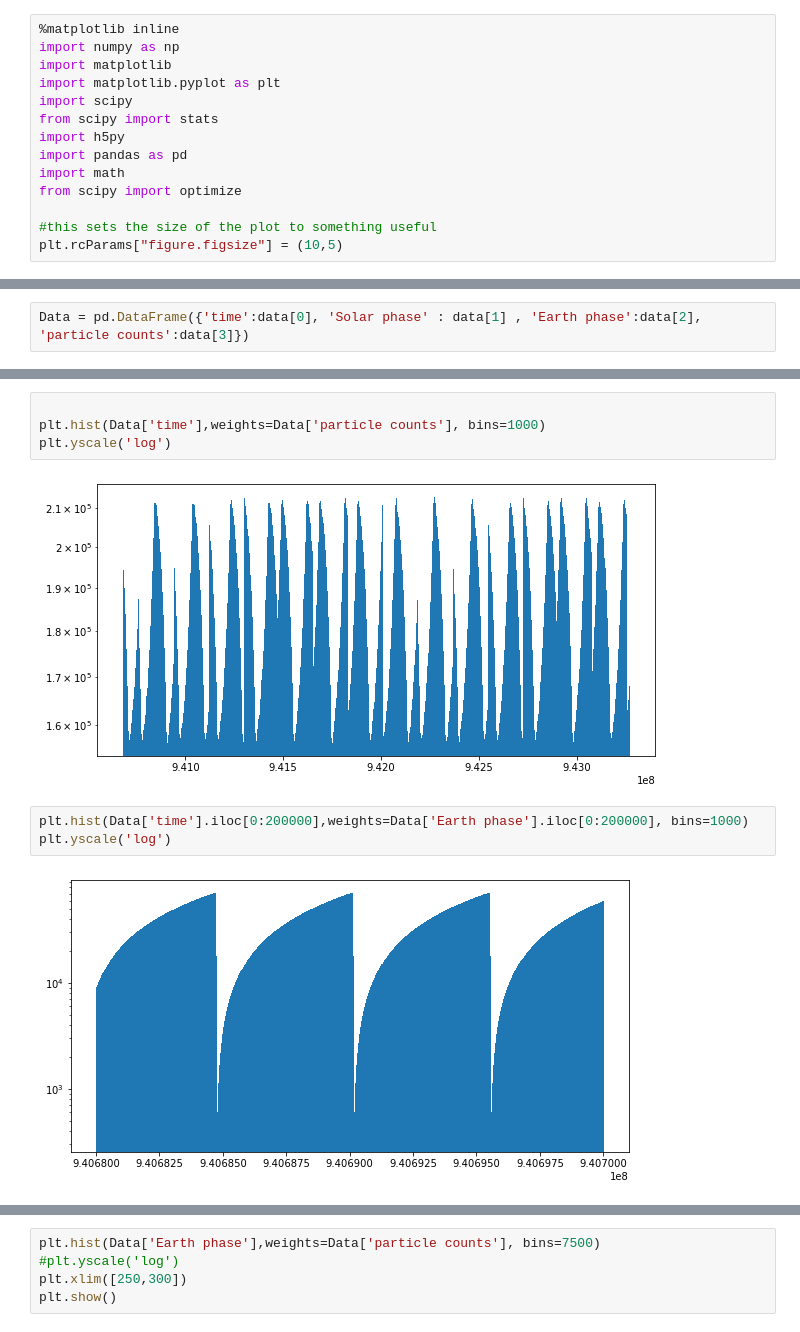
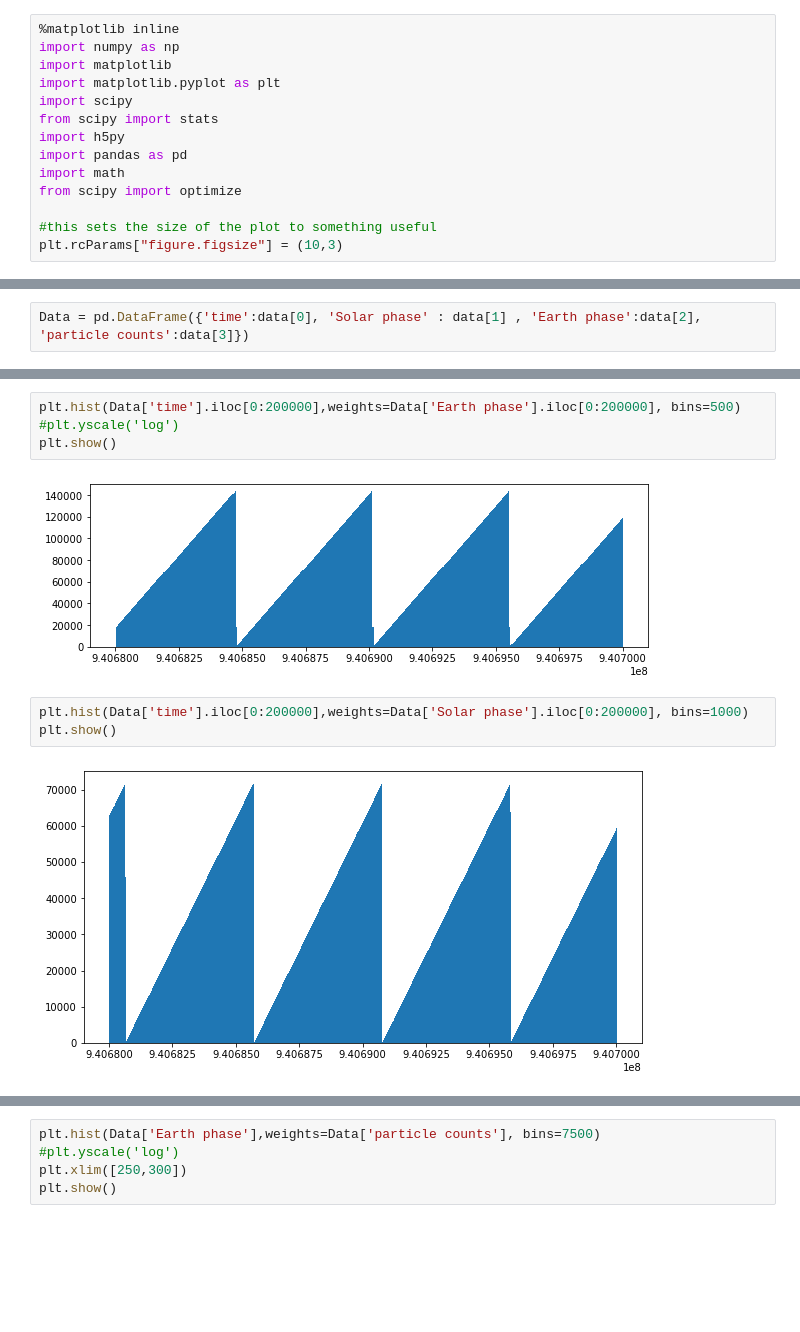
Before and after one commit to GammasBox/phys434Lab, a Jupyter notebook: Lab4.ipynb, the cells around one changed output, grey strips where cells are left out. Drawn from its saved outputs; the diff is of its cells as text; blank space fills up the shorter version.

Commit message:
P1 1) graphes

```diff
--- a/Lab4.ipynb
+++ b/Lab4.ipynb
@@ -11,7 +19,7 @@ import math
 from scipy import optimize
 
 #this sets the size of the plot to something useful
-plt.rcParams["figure.figsize"] = (10,5)
+plt.rcParams["figure.figsize"] = (10,3)
 # %%
 hf = h5py.File('gammaray_lab4.h5', 'r')
 # %%
@@ -35,11 +120,11 @@ Data = pd.DataFrame({'time':data[0], 'Solar phase' : data[1] , 'Earth phase':dat
 # %%
-
-plt.hist(Data['time'],weights=Data['particle counts'], bins=1000)
-plt.yscale('log')
+plt.hist(Data['time'].iloc[0:200000],weights=Data['Earth phase'].iloc[0:200000], bins=500)
+#plt.yscale('log')
+plt.show()
 # %% [output]
-[figure, old version]
+[figure, new version]
 # %%
-plt.hist(Data['time'].iloc[0:200000],weights=Data['Earth phase'].iloc[0:200000], bins=1000)
-plt.yscale('log')
+plt.hist(Data['time'].iloc[0:200000],weights=Data['Solar phase'].iloc[0:200000], bins=1000)
+plt.show()
 # %% [output]
-[figure, old version]
+[figure, new version]
```
Also changed, not shown: parts of 36 cells of this notebook.
